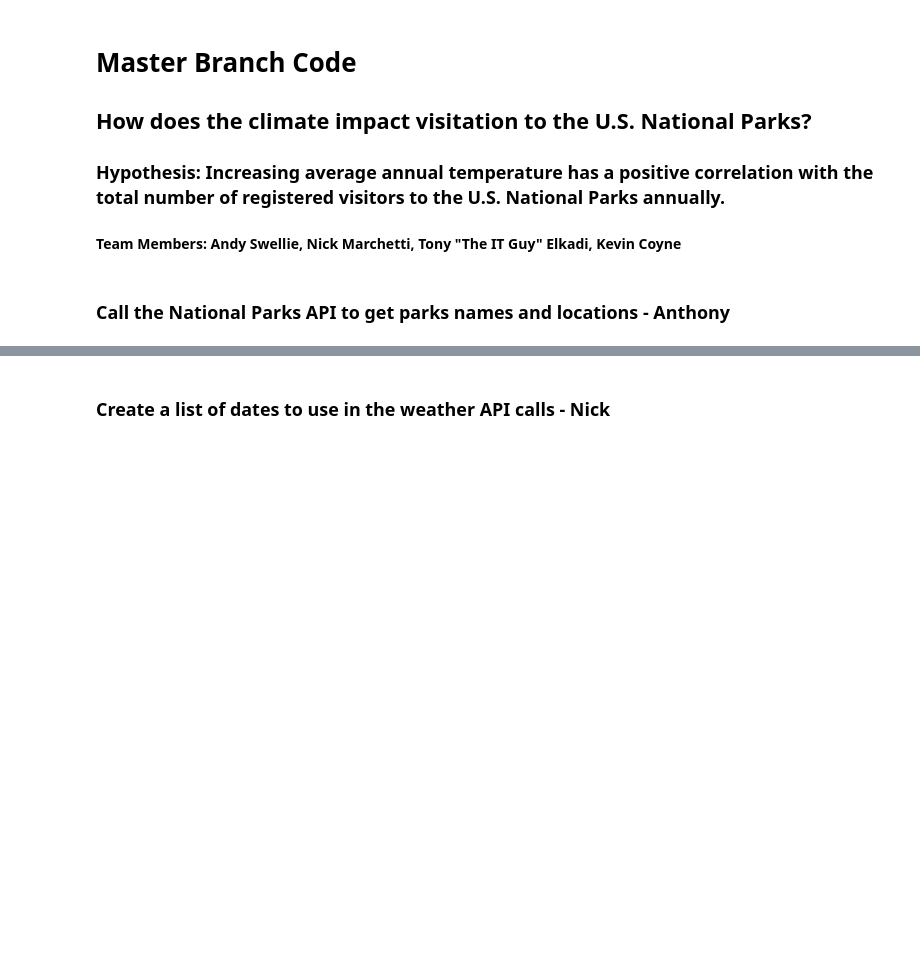
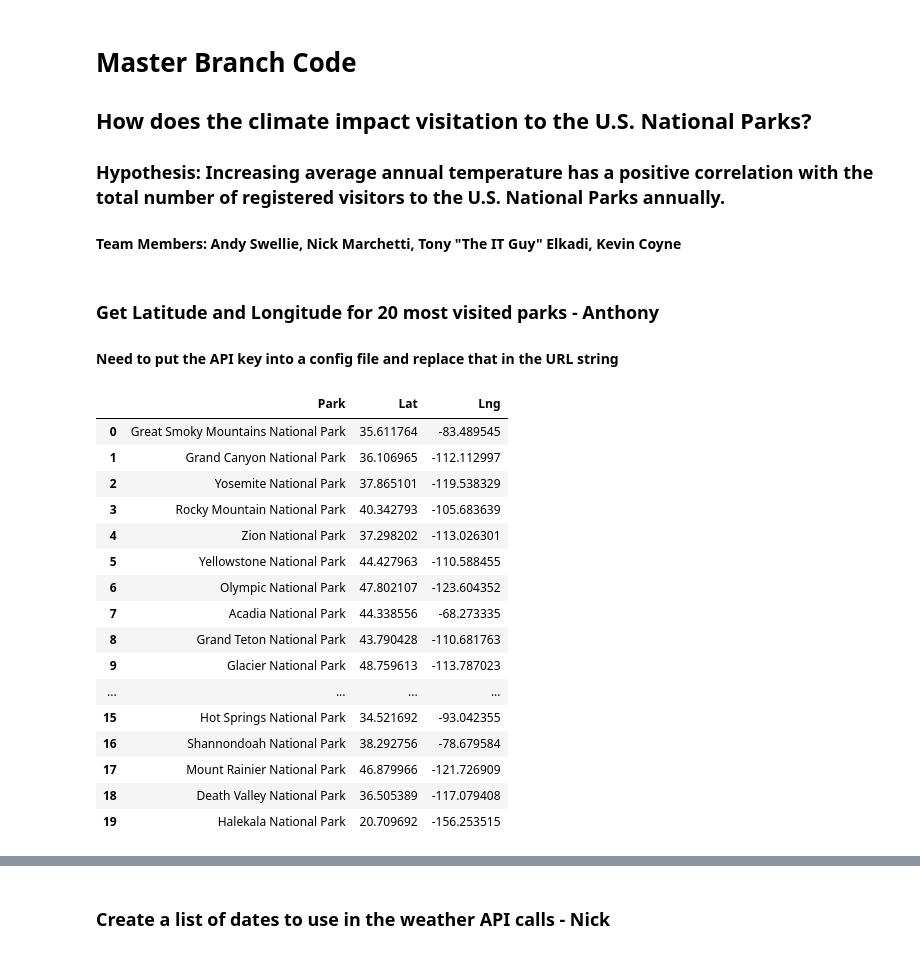
Before and after one commit to andrewswellie/National_Parks_Visitation_vs_Climate_Over_Time, a Jupyter notebook: Climate_and_National_Park_Visitation.ipynb, the cells around one changed output, grey strips where cells are left out. Saved outputs shown, nothing was run; the diff lists cells and outputs as text; code cells hidden in the pictures; blank space fills up the shorter version.

Commit message:
combined all seperate code into the master branch file

```diff
--- a/Climate_and_National_Park_Visitation.ipynb
+++ b/Climate_and_National_Park_Visitation.ipynb
@@ -17,2 +20,48 @@ import os
-# %% [markdown]
-### Call the National Parks API to get parks names and locations - Anthony
+# %% [markdown]
+### Get Latitude and Longitude for 20 most visited parks - Anthony
+#### Need to put the API key into a config file and replace that in the URL string
+# %%
+top_20_parks = ["Great Smoky Mountains National Park", "Grand Canyon National Park", "Yosemite National Park",
+                "Rocky Mountain National Park", "Zion National Park", "Yellowstone National Park", "Olympic National Park",
+                "Acadia National Park", "Grand Teton National Park", "Glacier National Park", "Joshua Tree National Park",
+               "Cuyahoga Valley National Park", "Bryce Canyon", "Hawaii Volcanoes National Park", "Arches National Park", "Hot Springs National Park",
+                "Shannondoah National Park", "Mount Rainier National Park", "Death Valley National Park", "Halekala National Park"]
+
+lats = []
+lngs = []
+parks = []
+
+
+for park in top_20_parks:
+    url = "https://maps.googleapis.com/maps/api/place/findplacefromtext/json?input=" + park + "&inputtype=textquery&fields=name,geometry&key=AIzaSyAfjVUQRwNEoYjUpjNsyAL5Nc8is2IUykg"
+    response = requests.get(url)
+    national_park_json = response.json()
+
+    lats.append(national_park_json["candidates"][0]["geometry"]["location"]["lat"])
+    lngs.append(national_park_json["candidates"][0]["geometry"]["location"]["lng"])
+    parks.append(park)
+
+columns = ["Park", "Lat", "Lng"]
+National_Parks_df = pd.DataFrame(columns=columns)
+National_Parks_df["Park"] = parks
+National_Parks_df["Lat"] = lats
+National_Parks_df["Lng"] = lngs
+National_Parks_df.head(20)
+# %% [output]
+|  | Park | Lat | Lng |
+| 0 | Great Smoky Mountains National Park | 35.611764 | -83.489545 |
+| 1 | Grand Canyon National Park | 36.106965 | -112.112997 |
+| 2 | Yosemite National Park | 37.865101 | -119.538329 |
+| 3 | Rocky Mountain National Park | 40.342793 | -105.683639 |
+| 4 | Zion National Park | 37.298202 | -113.026301 |
+| 5 | Yellowstone National Park | 44.427963 | -110.588455 |
+| 6 | Olympic National Park | 47.802107 | -123.604352 |
+| 7 | Acadia National Park | 44.338556 | -68.273335 |
+| 8 | Grand Teton National Park | 43.790428 | -110.681763 |
+| 9 | Glacier National Park | 48.759613 | -113.787023 |
+| ... | ... | ... | ... |
+| 15 | Hot Springs National Park | 34.521692 | -93.042355 |
+| 16 | Shannondoah National Park | 38.292756 | -78.679584 |
+| 17 | Mount Rainier National Park | 46.879966 | -121.726909 |
+| 18 | Death Valley National Park | 36.505389 | -117.079408 |
+| 19 | Halekala National Park | 20.709692 | -156.253515 |
```
Also changed, not shown: parts of 29 cells of this notebook.
